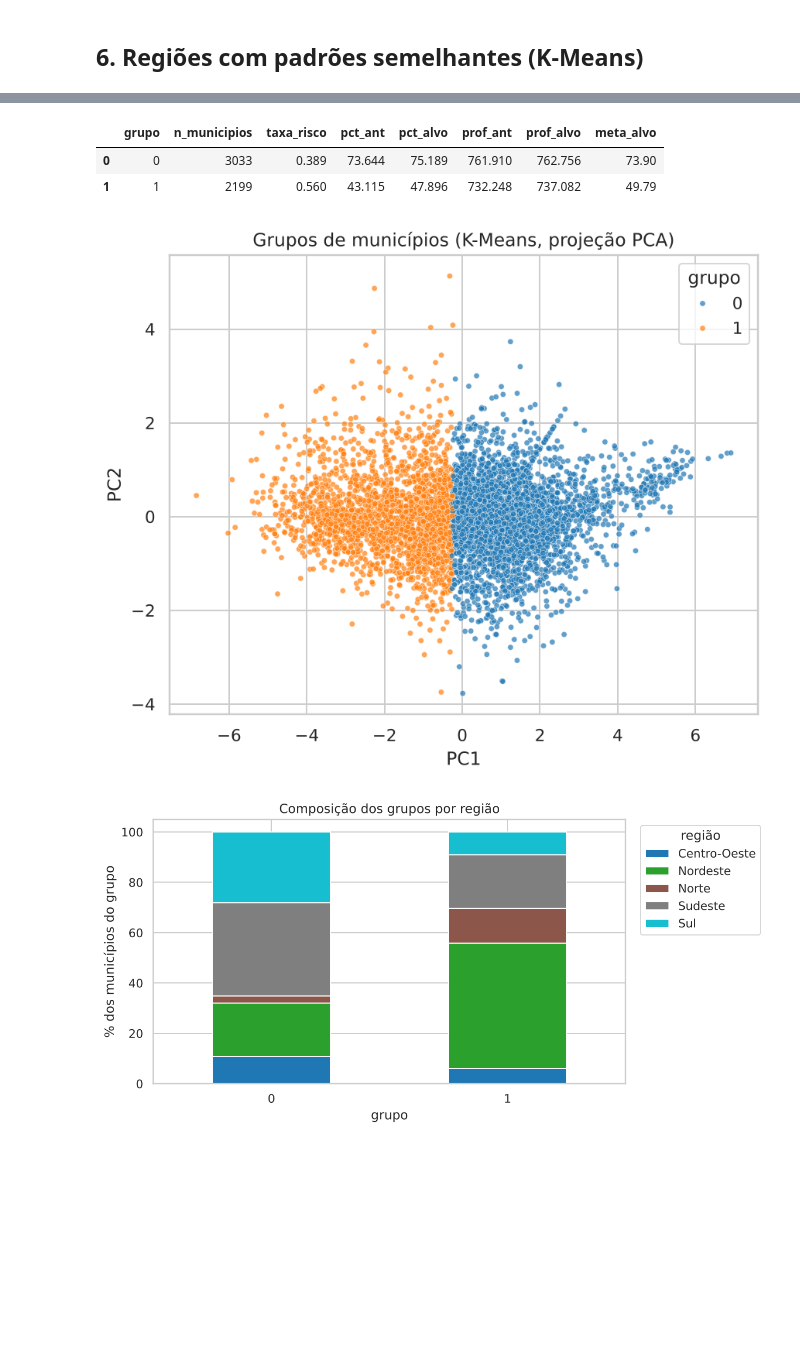
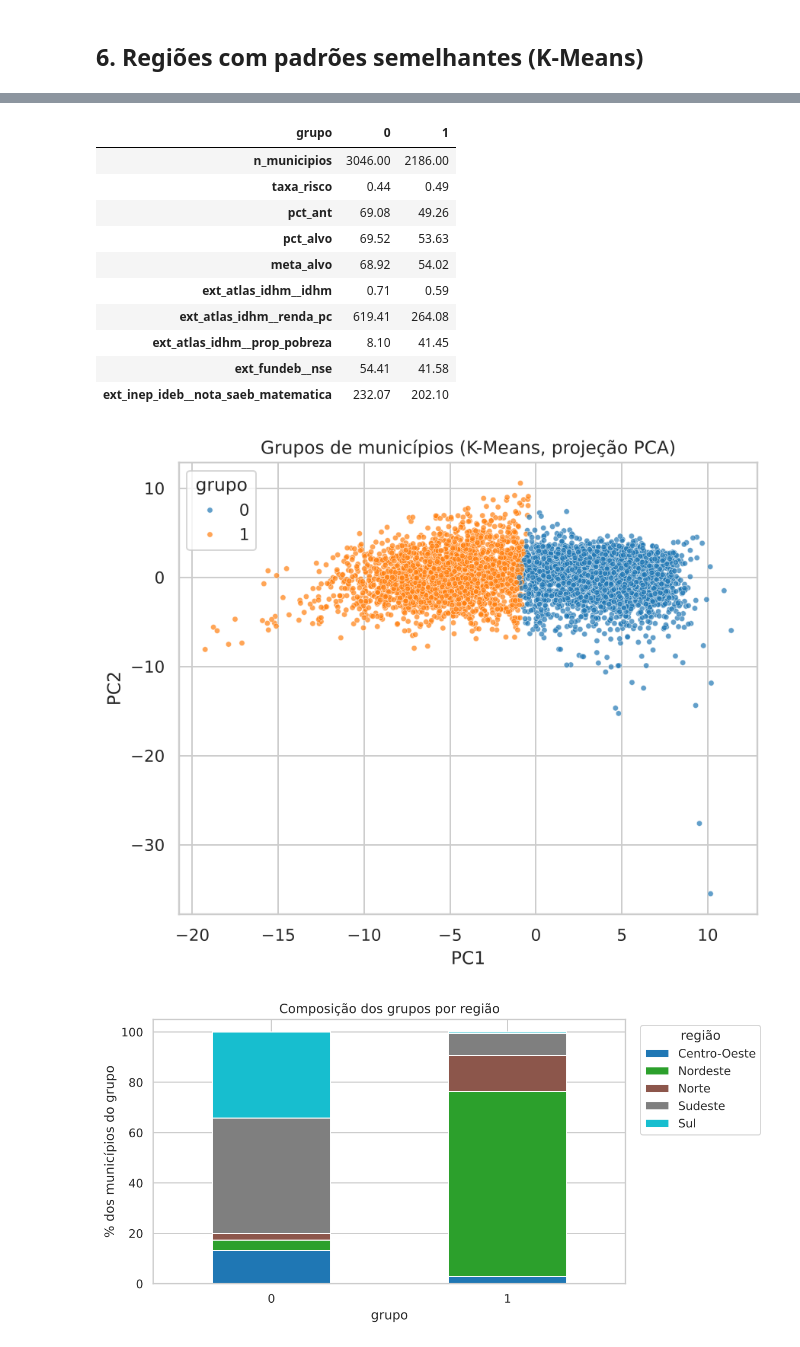
Before and after one commit to arthuralexandre10aa-sys/tech-challenge-fase3, a Jupyter notebook: notebooks/02_modelagem.ipynb, the cells around one changed output, grey strips where cells are left out. Drawn from its saved outputs; the diff is of its cells as text; code cells hidden in the pictures; blank space fills up the shorter version.

```diff
--- a/notebooks/02_modelagem.ipynb
+++ b/notebooks/02_modelagem.ipynb
@@ -119,7 +124,10 @@ As probabilidades vêm de predição *out-of-fold*: nenhum município é previst
 ## 6. Regiões com padrões semelhantes (K-Means)
 # %%
 display(pd.read_csv(REPORTS / "silhouette_por_k.csv"))
-display(pd.read_csv(REPORTS / "perfil_grupos.csv"))
+perfil = pd.read_csv(REPORTS / "perfil_grupos.csv").set_index("grupo")
+display(perfil[["n_municipios", "taxa_risco", "pct_ant", "pct_alvo", "meta_alvo", "ext_atlas_idhm__idhm",
+                "ext_atlas_idhm__renda_pc", "ext_atlas_idhm__prop_pobreza", "ext_fundeb__nse",
+                "ext_inep_ideb__nota_saeb_matematica"]].T.round(2))
 display(Image(str(IMAGES / "cluster_pca.png"))); display(Image(str(IMAGES / "cluster_composicao_regiao.png")))
 # %% [output]
 |  | Unnamed: 0 | silhouette |
@@ -133,5 +141,13 @@ display(Image(str(IMAGES / "cluster_pca.png"))); display(Image(str(IMAGES / "clu
-|  | grupo | n_municipios | taxa_risco | pct_ant | pct_alvo | prof_ant | prof_alvo | meta_alvo |
-| 0 | 0 | 3033 | 0.389 | 73.644 | 75.189 | 761.910 | 762.756 | 73.90 |
-| 1 | 1 | 2199 | 0.560 | 43.115 | 47.896 | 732.248 | 737.082 | 49.79 |
+| grupo | 0 | 1 |
+| n_municipios | 3046.00 | 2186.00 |
+| taxa_risco | 0.44 | 0.49 |
+| pct_ant | 69.08 | 49.26 |
+| pct_alvo | 69.52 | 53.63 |
+| meta_alvo | 68.92 | 54.02 |
+| ext_atlas_idhm__idhm | 0.71 | 0.59 |
+| ext_atlas_idhm__renda_pc | 619.41 | 264.08 |
+| ext_atlas_idhm__prop_pobreza | 8.10 | 41.45 |
+| ext_fundeb__nse | 54.41 | 41.58 |
+| ext_inep_ideb__nota_saeb_matematica | 232.07 | 202.10 |
-[figure, old version]
+[figure, new version]
-[figure, old version]
+[figure, new version]
```
Also changed, not shown: parts of 22 cells of this notebook, 58 other files.
